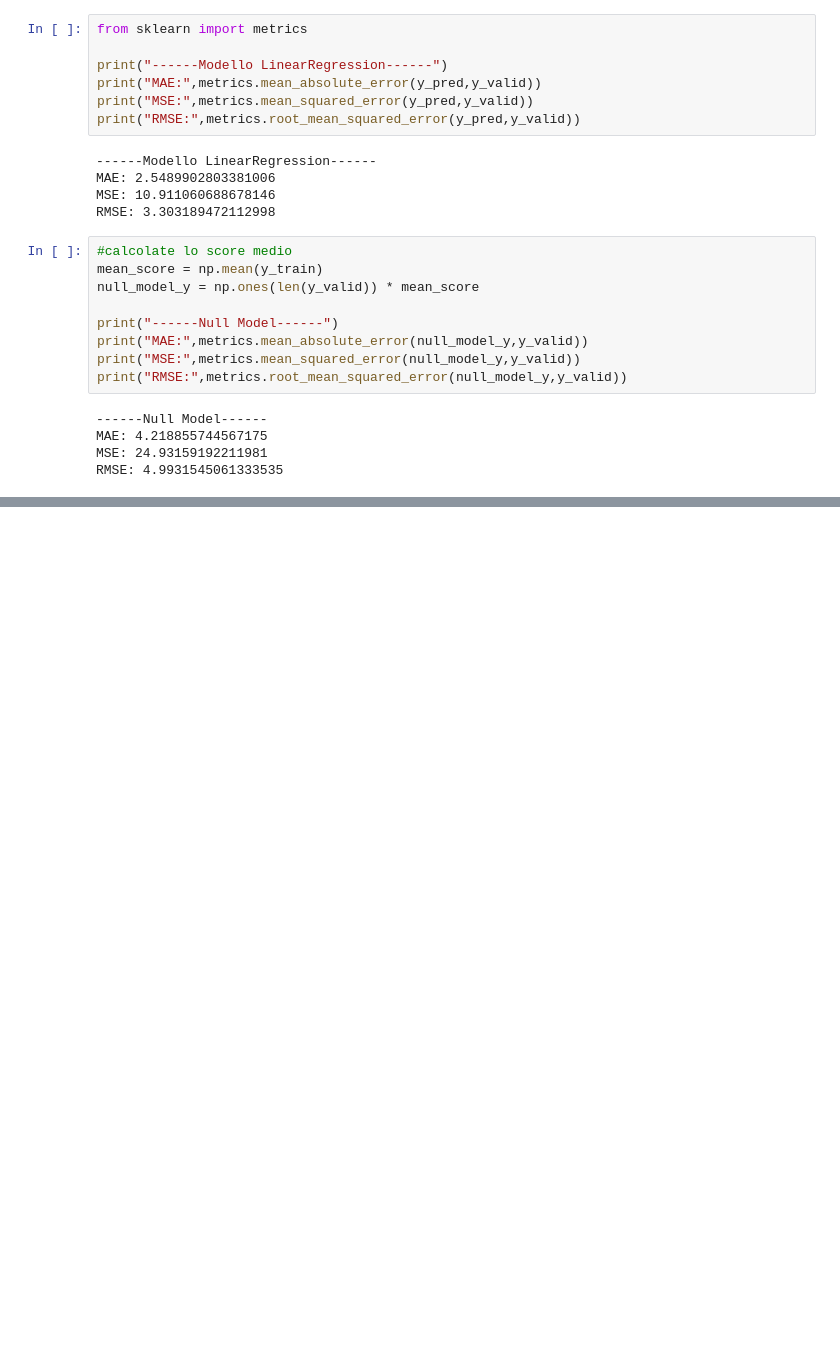
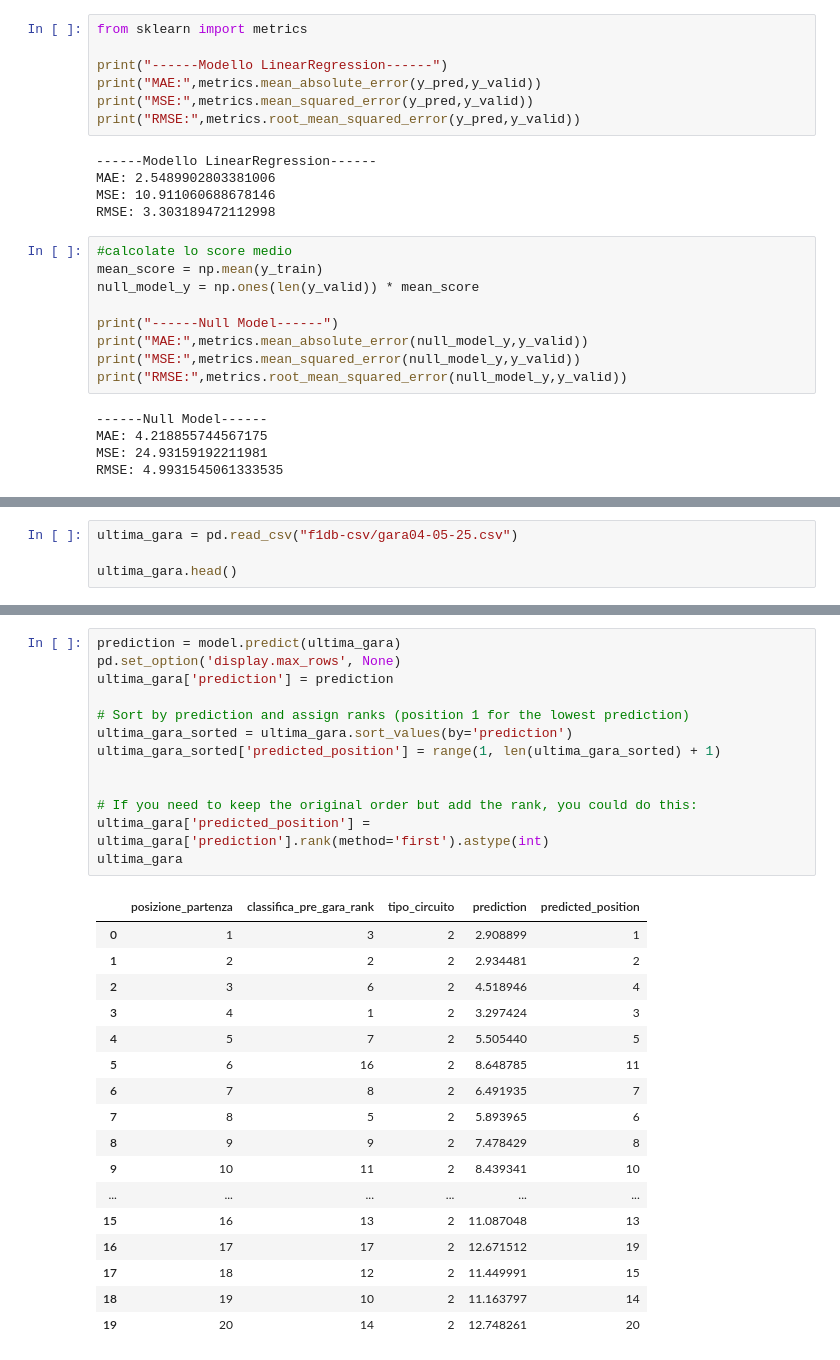
Before and after one commit to Agovvvvv/Formula-1-analysis, a Jupyter notebook: progetto.ipynb, the cells around one changed output, grey strips where cells are left out. Cells and saved outputs as stored; diff of their text form; blank space fills up the shorter version.

Commit message:
Added percentage of positions based on start position and section to predict today's race

```diff
--- a/progetto.ipynb
+++ b/progetto.ipynb
@@ -562,0 +584,4 @@ RMSE: 4.9931545061333535
+# %%
+ultima_gara = pd.read_csv("f1db-csv/gara04-05-25.csv")
+
+ultima_gara.head()
@@ -562,0 +595,31 @@ RMSE: 4.9931545061333535
+# %%
+prediction = model.predict(ultima_gara)
+pd.set_option('display.max_rows', None)
+ultima_gara['prediction'] = prediction
+
+# Sort by prediction and assign ranks (position 1 for the lowest prediction)
+ultima_gara_sorted = ultima_gara.sort_values(by='prediction')
+ultima_gara_sorted['predicted_position'] = range(1, len(ultima_gara_sorted) + 1)
+
+
+# If you need to keep the original order but add the rank, you could do this:
+ultima_gara['predicted_position'] = ultima_gara['prediction'].rank(method='first').astype(int)
+ultima_gara
+# %% [output]
+|  | posizione_partenza | classifica_pre_gara_rank | tipo_circuito | prediction | predicted_position |
+| 0 | 1 | 3 | 2 | 2.908899 | 1 |
+| 1 | 2 | 2 | 2 | 2.934481 | 2 |
+| 2 | 3 | 6 | 2 | 4.518946 | 4 |
+| 3 | 4 | 1 | 2 | 3.297424 | 3 |
+| 4 | 5 | 7 | 2 | 5.505440 | 5 |
+| 5 | 6 | 16 | 2 | 8.648785 | 11 |
+| 6 | 7 | 8 | 2 | 6.491935 | 7 |
+| 7 | 8 | 5 | 2 | 5.893965 | 6 |
+| 8 | 9 | 9 | 2 | 7.478429 | 8 |
+| 9 | 10 | 11 | 2 | 8.439341 | 10 |
+| ... | ... | ... | ... | ... | ... |
+| 15 | 16 | 13 | 2 | 11.087048 | 13 |
+| 16 | 17 | 17 | 2 | 12.671512 | 19 |
+| 17 | 18 | 12 | 2 | 11.449991 | 15 |
+| 18 | 19 | 10 | 2 | 11.163797 | 14 |
+| 19 | 20 | 14 | 2 | 12.748261 | 20 |
```
Also changed, not shown: parts of 8 cells of this notebook, 1 other file.
